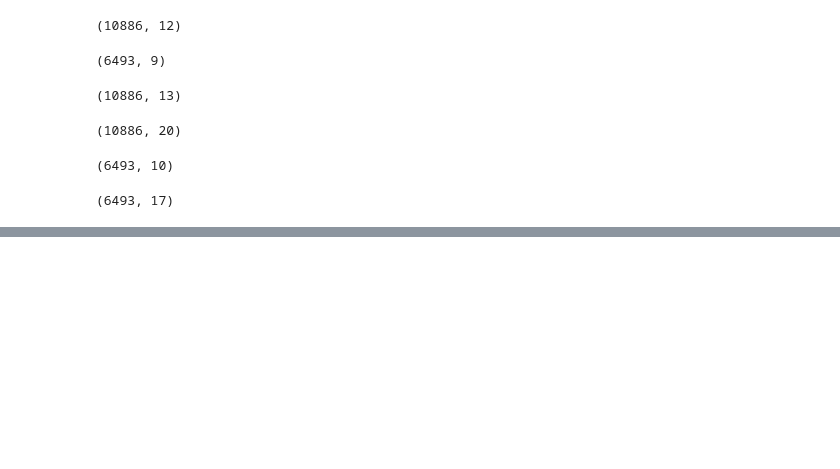
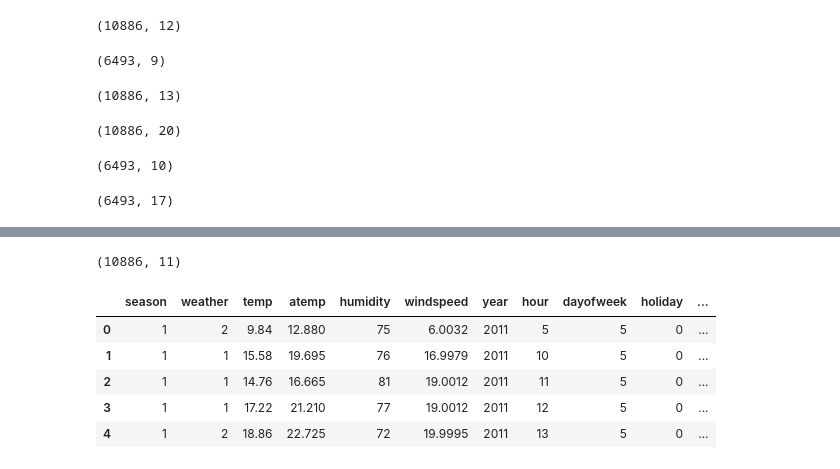
Before and after one commit to jihyunjeongme/data-analysis-kaggle, a Jupyter notebook: Kaggle_Bike_sharing_demand(Random_Forest).ipynb, the cells around one changed output, grey strips where cells are left out. Cells and saved outputs as stored; diff of their text form; code cells hidden in the pictures; blank space fills up the shorter version.

```diff
--- a/Kaggle_Bike_sharing_demand(Random_Forest).ipynb
+++ b/Kaggle_Bike_sharing_demand(Random_Forest).ipynb
@@ -73,0 +175,15 @@ test.shape
+# %%
+# 연속형 feature와 범주형 feature
+# 연속형 feature = ["temp","humidity","windspeed","atemp"]
+# 범주형 feature의 type을 category로 변경 해 준다.
+categorical_feature_names = ["season","holiday","workingday","weather",
+                             "dayofweek","month","year","hour"]
+
+for var in categorical_feature_names:
+    train[var] = train[var].astype("category")
+    test[var] = test[var].astype("category")
+# %%
+feature_names = ["season", "weather", "temp", "atemp", "humidity", "windspeed",
+                 "year", "hour", "dayofweek", "holiday", "workingday"]
+
+feature_names
@@ -73,0 +202,13 @@ test.shape
+# %%
+X_train = train[feature_names]
+
+print(X_train.shape)
+X_train.head()
+# %% [output]
+(10886, 11)
+|  | season | weather | temp | atemp | humidity | windspeed | year | hour | dayofweek | holiday | ... |
+| 0 | 1 | 2 | 9.84 | 12.880 | 75 | 6.0032 | 2011 | 5 | 5 | 0 | ... |
+| 1 | 1 | 1 | 15.58 | 19.695 | 76 | 16.9979 | 2011 | 10 | 5 | 0 | ... |
+| 2 | 1 | 1 | 14.76 | 16.665 | 81 | 19.0012 | 2011 | 11 | 5 | 0 | ... |
+| 3 | 1 | 1 | 17.22 | 21.210 | 77 | 19.0012 | 2011 | 12 | 5 | 0 | ... |
+| 4 | 1 | 2 | 18.86 | 22.725 | 72 | 19.9995 | 2011 | 13 | 5 | 0 | ... |
```
Also changed, not shown: parts of 25 cells of this notebook.
